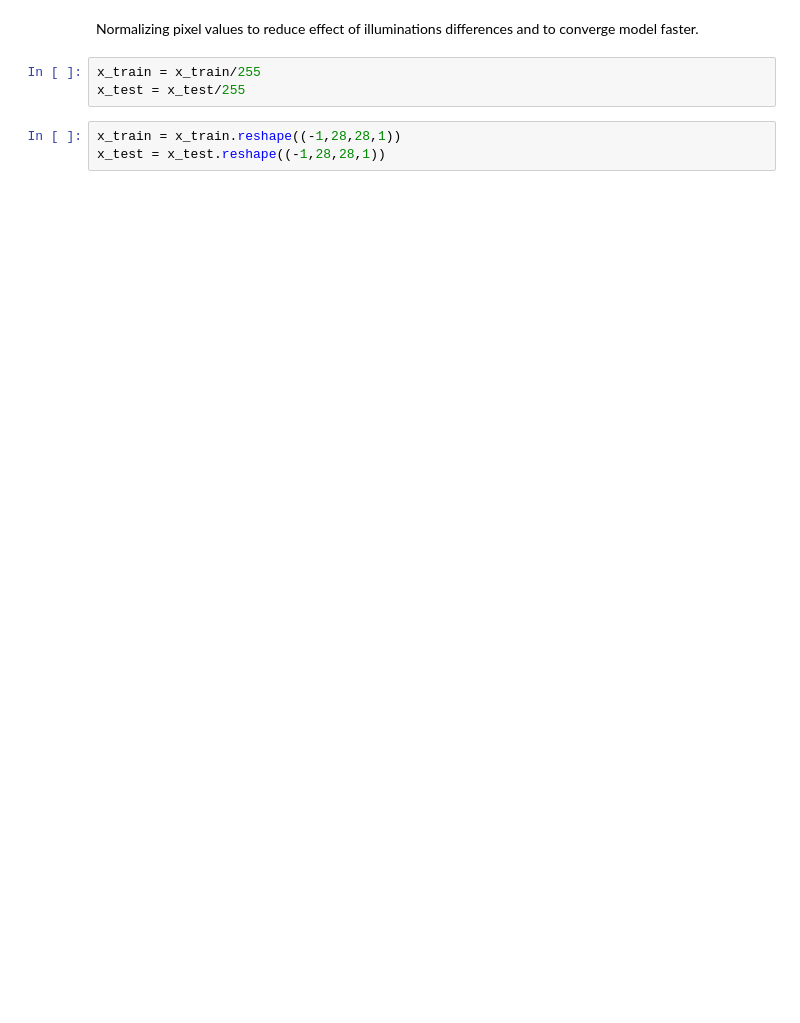
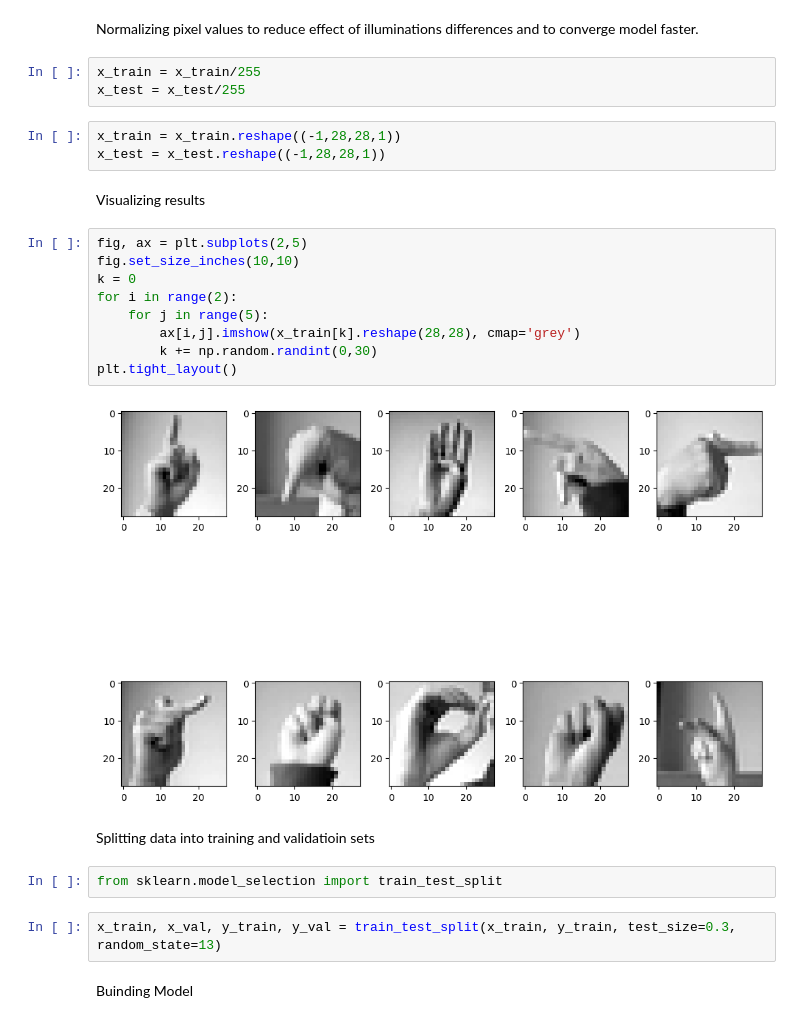
Before and after one commit to Dhru-win/sign_language_detection, a Jupyter notebook: sign_language_detection.ipynb, the cells around one changed output. Drawn from its saved outputs; the diff is of its cells as text; blank space fills up the shorter version.

```diff
--- a/sign_language_detection.ipynb
+++ b/sign_language_detection.ipynb
@@ -53,3 +71,24 @@ x_test = x_test/255
 # %%
 x_train = x_train.reshape((-1,28,28,1))
 x_test = x_test.reshape((-1,28,28,1))
+# %% [markdown]
+Visualizing results
+# %%
+fig, ax = plt.subplots(2,5)
+fig.set_size_inches(10,10)
+k = 0
+for i in range(2):
+    for j in range(5):
+        ax[i,j].imshow(x_train[k].reshape(28,28), cmap='grey')
+        k += np.random.randint(0,30)
+plt.tight_layout()
+# %% [output]
+[figure, added]
+# %% [markdown]
+Splitting data into training and validatioin sets
+# %%
+from sklearn.model_selection import train_test_split
+# %%
+x_train, x_val, y_train, y_val = train_test_split(x_train, y_train, test_size=0.3, random_state=13)
+# %% [markdown]
+Buinding Model
```
Also changed, not shown: parts of 5 cells of this notebook.
